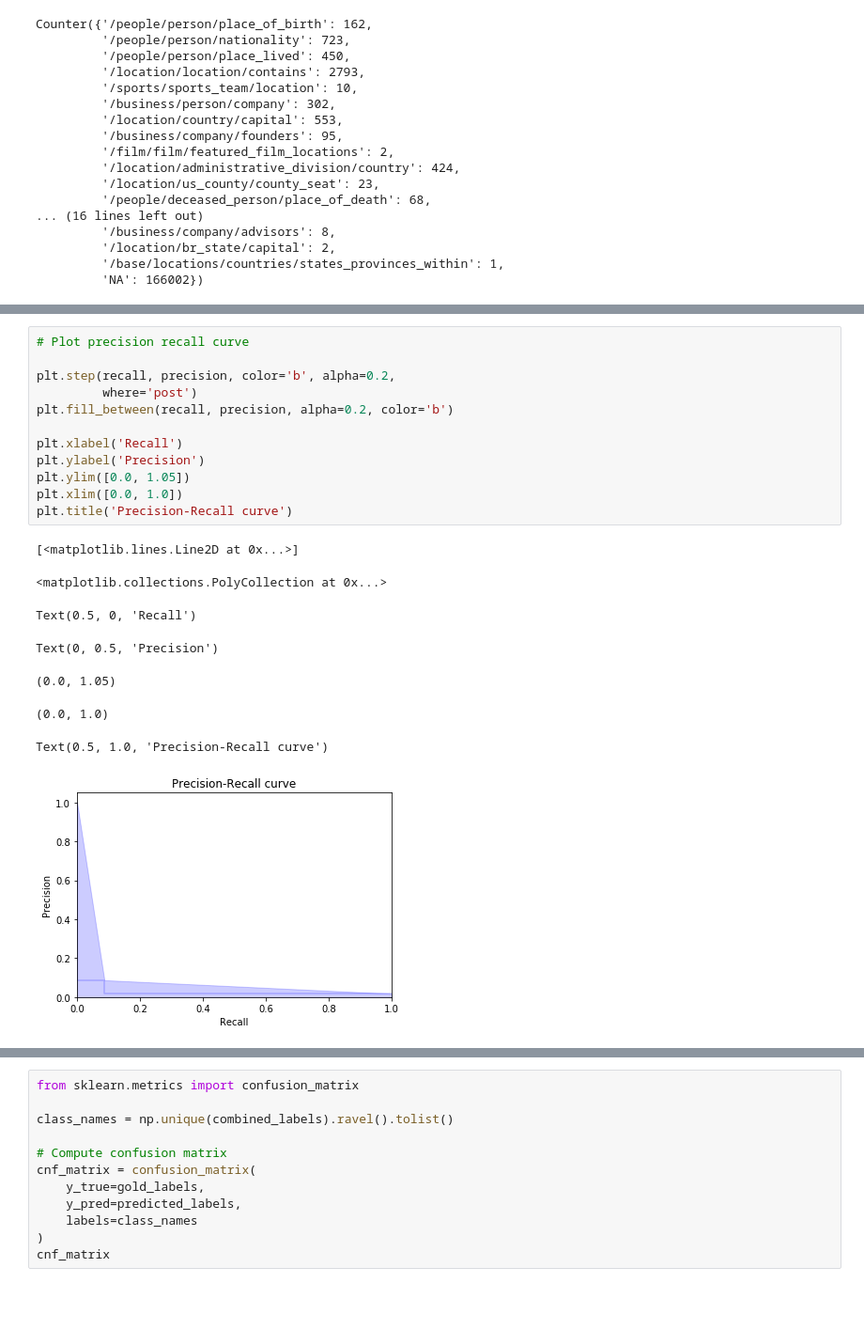
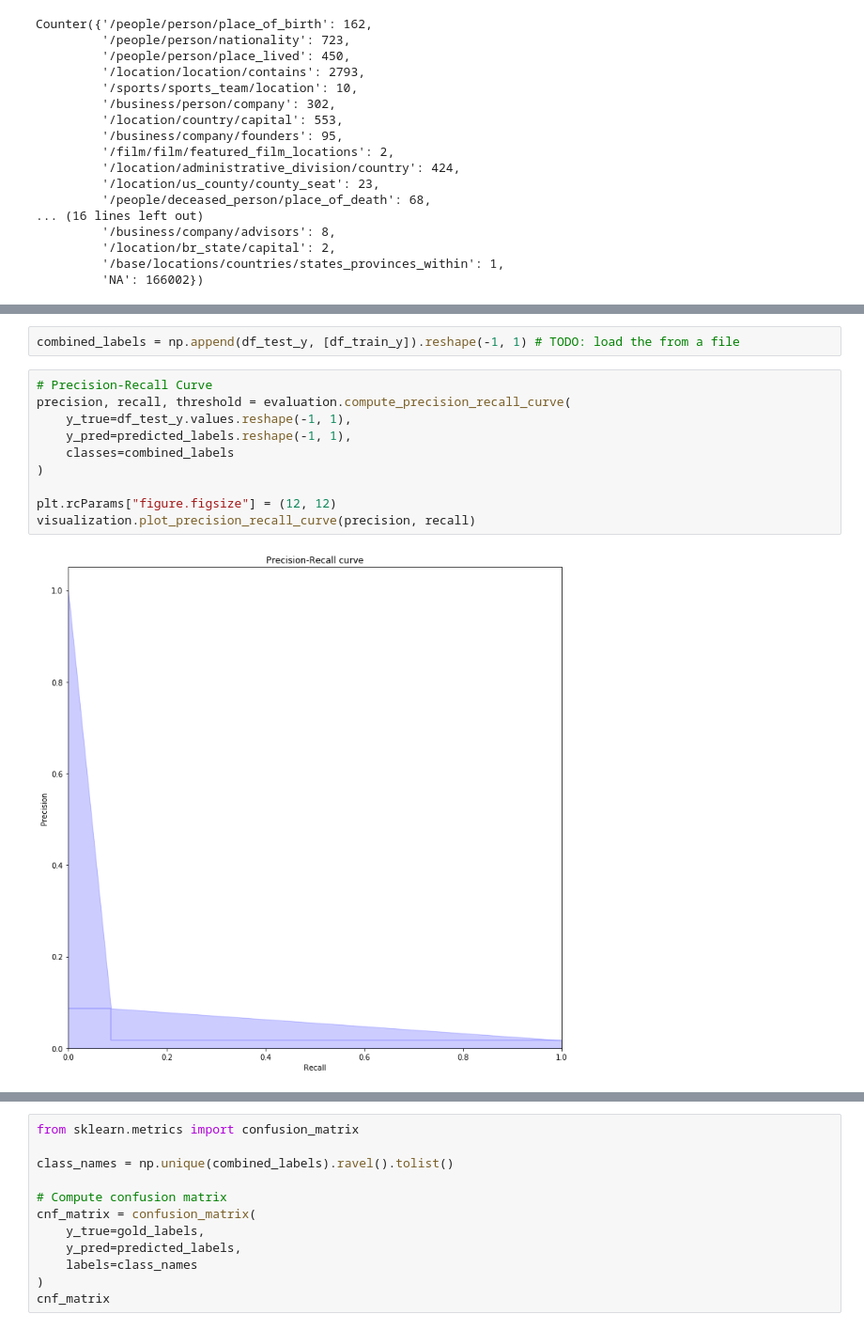
Before and after one commit to antonpetkoff/relation-extraction, a Jupyter notebook: notebooks/log_reg_word_embeddings.ipynb, the cells around one changed output, grey strips where cells are left out. Shown at 94% size. Saved outputs shown, nothing was run; the diff lists cells and outputs as text; blank space fills up the shorter version.

Commit message:
Extract evaluation and visualization method in utils

```diff
--- a/notebooks/log_reg_word_embeddings.ipynb
+++ b/notebooks/log_reg_word_embeddings.ipynb
@@ -234,21 +180,14 @@ compute_score(predicted_labels, gold_labels, labels=combined_labels)
-# %%
-# Plot precision recall curve
-
-plt.step(recall, precision, color='b', alpha=0.2,
-         where='post')
-plt.fill_between(recall, precision, alpha=0.2, color='b')
-
-plt.xlabel('Recall')
-plt.ylabel('Precision')
-plt.ylim([0.0, 1.05])
-plt.xlim([0.0, 1.0])
-plt.title('Precision-Recall curve')
-# %% [output]
-[<matplotlib.lines.Line2D at 0x...>]
-<matplotlib.collections.PolyCollection at 0x...>
-Text(0.5, 0, 'Recall')
-Text(0, 0.5, 'Precision')
-(0.0, 1.05)
-(0.0, 1.0)
-Text(0.5, 1.0, 'Precision-Recall curve')
-[figure, removed]
+# %%
+combined_labels = np.append(df_test_y, [df_train_y]).reshape(-1, 1) # TODO: load the from a file
+# %%
+# Precision-Recall Curve
+precision, recall, threshold = evaluation.compute_precision_recall_curve(
+    y_true=df_test_y.values.reshape(-1, 1),
+    y_pred=predicted_labels.reshape(-1, 1),
+    classes=combined_labels
+)
+
+plt.rcParams["figure.figsize"] = (12, 12)
+visualization.plot_precision_recall_curve(precision, recall)
+# %% [output]
+[figure, added]
```
Also changed, not shown: parts of 8 cells of this notebook, 2 other files.
